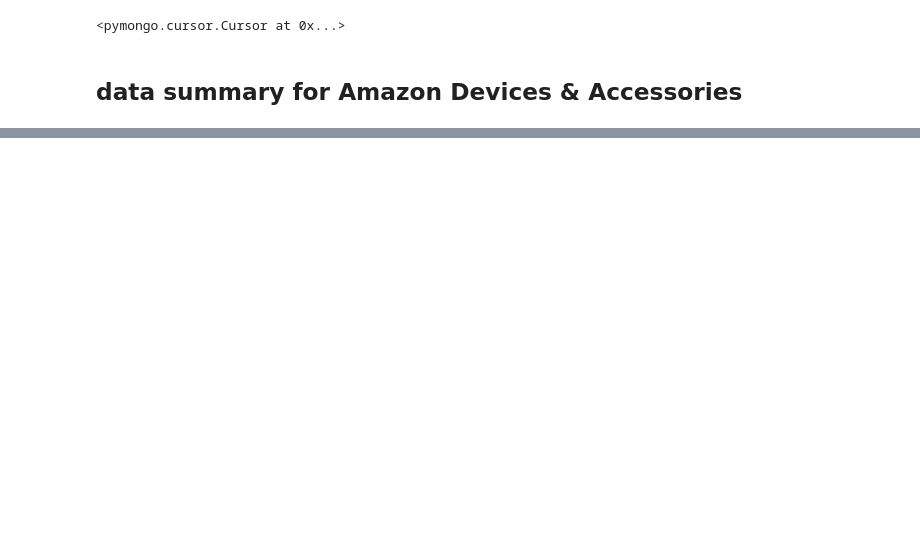
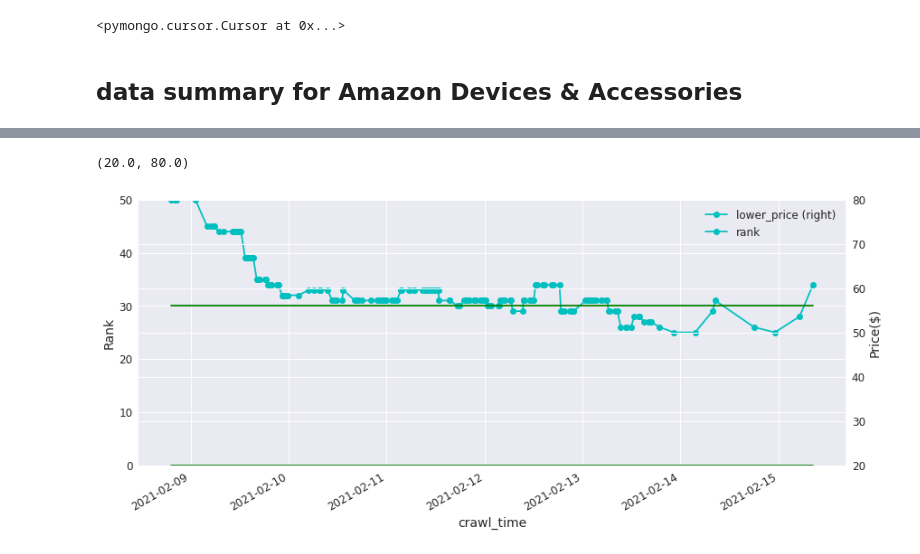
Before and after one commit to RayFromUiS/amzon_pop, a Jupyter notebook: amzon_app/data_injest/load_data.ipynb, the cells around one changed output, grey strips where cells are left out. Saved outputs shown, nothing was run; the diff lists cells and outputs as text; code cells hidden in the pictures; blank space fills up the shorter version.

```diff
--- a/amzon_app/data_injest/load_data.ipynb
+++ b/amzon_app/data_injest/load_data.ipynb
@@ -75,0 +268,24 @@ ValueError: malformed node or string: ['\nEverything you need to setup your Ring
+# %%
+fig = plt.figure(figsize=(14,6))
+ax1 = fig.add_subplot(111)
+# secax = ax1.secondary_yaxis('right')
+# plt.imshow(img)
+
+
+
+df_pro.plot(y='lower_price',ax=ax1,kind='line',
+            x='crawl_time',secondary_y=True,color='g')
+df_pro.plot(y='higher_price',ax=ax1,kind='line',
+            x='crawl_time',secondary_y=True,color='g')
+
+df_pro.plot(y='rank',x='crawl_time',kind='line',ax=ax1, marker='o',color='c')
+
+ax1.set_ylabel("Rank");
+ax1.right_ax.set_ylabel('Price($)');
+# ax1.
+ax1.set_ylim((0,50))
+ax1.right_ax.set_ylim((20,80))
+# ax1.set_ylim((0,100))
+# %% [output]
+(20.0, 80.0)
+[figure, added]
```
Also changed, not shown: parts of 35 cells of this notebook, 2 other files.
